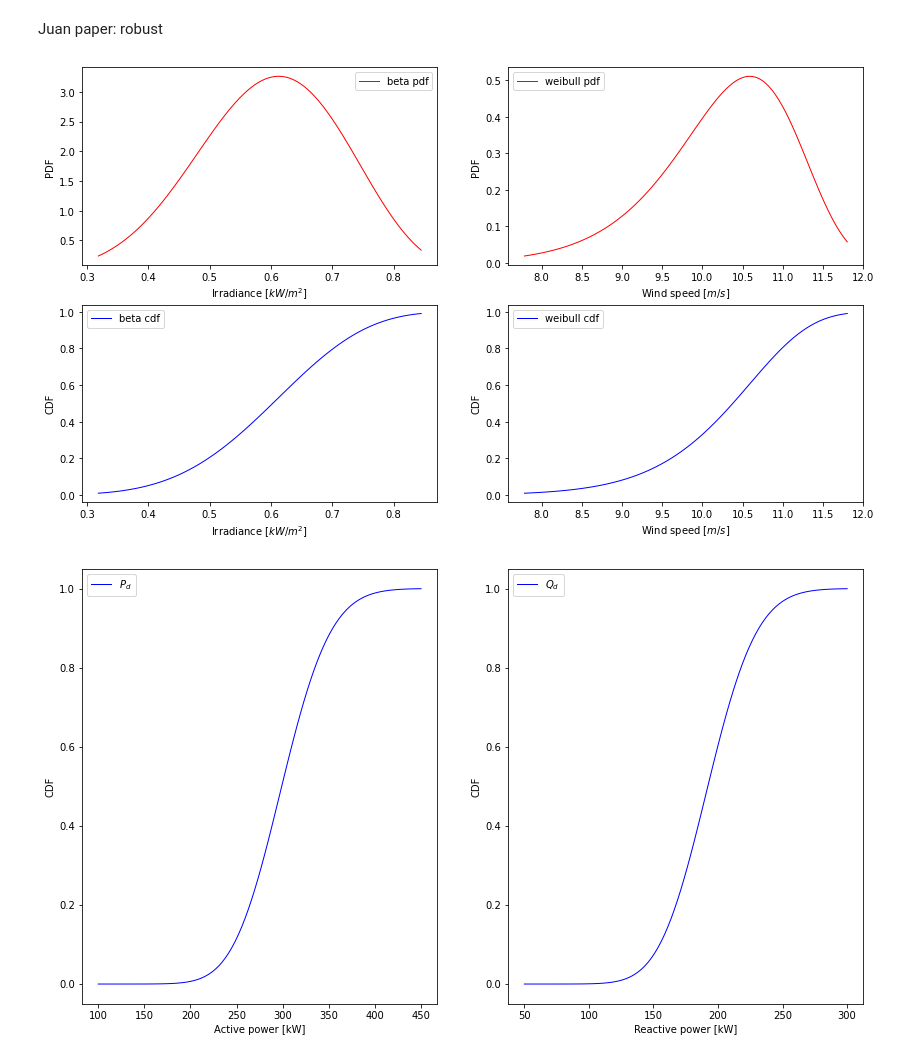
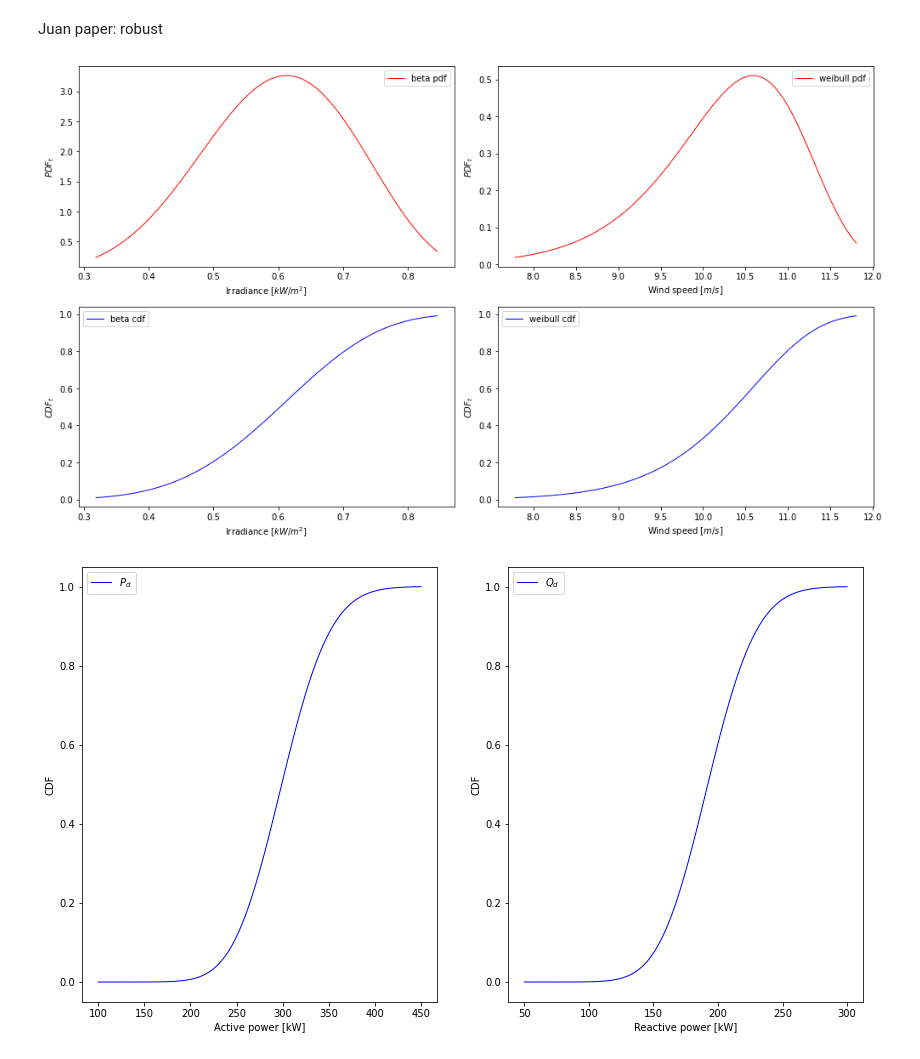
Before and after one commit to filipforro/MasterThesis, a Jupyter notebook: Pyomo/stochastic programming/stoch_RES.ipynb, the cells around one changed output. Cells and saved outputs as stored; diff of their text form; code cells hidden in the pictures.

```diff
--- a/Pyomo/stochastic programming/stoch_RES.ipynb
+++ b/Pyomo/stochastic programming/stoch_RES.ipynb
@@ -23,36 +23,41 @@ Juan paper: robust
 # %%
 #wind params
 kappa = 14.73   # shape
 lambd = 10.64   # scale
 #solar params
 a = 9.82
 b = 6.58
 #load params
 P_mu = 265
 Q_mu = 176
 P_sigma2 = 53**2
 Q_sigma2 = 35.2**2
 load_mean = np.array([P_mu, Q_mu])
 load_cov = np.array([[P_sigma2, 0.6],[0.6, Q_sigma2]])
 P = np.linspace(100,450,100)
 Q = np.linspace(50,300,100)
 load = np.column_stack((P, Q))
+
 #define range of irradiances, wind speeds and demands from given distribution and parameters
 irrad = np.linspace(beta.ppf(0.01, a, b), beta.ppf(0.99, a, b), 100)
 wind = np.linspace(weibull_min.ppf(0.01, kappa, scale=lambd), weibull_min.ppf(0.99, kappa, scale=lambd), 100)
 dem = multivariate_normal.cdf(load, mean=load_mean, cov=load_cov)
+
 #plot probability density and cumulative distribution function for solar and wind (irrad & wind speed)
 fig, ax = plt.subplots(nrows=2, ncols=2, squeeze=False, figsize=(14,8))
-ax[0,0].plot(irrad, beta.pdf(irrad, a, b), 'r-', lw=1, alpha=1, label='beta pdf');ax[0,0].set_xlabel('Irradiance [$kW/m^2$]');ax[0,0].set_ylabel('PDF');ax[0,0].legend()
-ax[1,0].plot(irrad, beta.cdf(irrad, a, b), 'b-', lw=1, alpha=1, label='beta cdf');ax[1,0].set_xlabel('Irradiance [$kW/m^2$]');ax[1,0].set_ylabel('CDF');ax[1,0].legend()
-ax[0,1].plot(wind, weibull_min.pdf(wind, kappa, scale=lambd), 'r-', lw=1, alpha=1, label='weibull pdf');ax[0,1].set_xlabel('Wind speed [$m/s$]');ax[0,1].set_ylabel('PDF');ax[0,1].legend()
-ax[1,1].plot(wind, weibull_min.cdf(wind, kappa, scale=lambd), 'b-', lw=1, alpha=1, label='weibull cdf');ax[1,1].set_xlabel('Wind speed [$m/s$]');ax[1,1].set_ylabel('CDF');ax[1,1].legend();
+ax[0,0].plot(irrad, beta.pdf(irrad, a, b), 'r-', lw=1, alpha=1, label='beta pdf');ax[0,0].set_xlabel('Irradiance [$kW/m^2$]');ax[0,0].set_ylabel('$PDF_t$');ax[0,0].legend()
+ax[1,0].plot(irrad, beta.cdf(irrad, a, b), 'b-', lw=1, alpha=1, label='beta cdf');ax[1,0].set_xlabel('Irradiance [$kW/m^2$]');ax[1,0].set_ylabel('$CDF_t$');ax[1,0].legend()
+ax[0,1].plot(wind, weibull_min.pdf(wind, kappa, scale=lambd), 'r-', lw=1, alpha=1, label='weibull pdf');ax[0,1].set_xlabel('Wind speed [$m/s$]');ax[0,1].set_ylabel('$PDF_t$');ax[0,1].legend()
+ax[1,1].plot(wind, weibull_min.cdf(wind, kappa, scale=lambd), 'b-', lw=1, alpha=1, label='weibull cdf');ax[1,1].set_xlabel('Wind speed [$m/s$]');ax[1,1].set_ylabel('$CDF_t$');ax[1,1].legend();
+fig.tight_layout()
+plt.savefig('Visualization/distributions_eg.png', bbox_inches='tight')
+
 #plot cdf of active and reactive power
 fig2, ax2 = plt.subplots(nrows=1, ncols=2, squeeze=False, figsize=(14,8))
 ax2[0,0].plot(P, dem, 'b-', lw=1, alpha=1, label='$P_d$');ax2[0,0].set_xlabel('Active power [kW]');ax2[0,0].set_ylabel('CDF');ax2[0,0].legend()
 ax2[0,1].plot(Q, dem, 'b-', lw=1, alpha=1, label='$Q_d$');ax2[0,1].set_xlabel('Reactive power [kW]');ax2[0,1].set_ylabel('CDF');ax2[0,1].legend();
 # %% [output]
-[figure, old version]
+[figure, new version]
 [figure]
 # %%
 print('Selecting random variable from the distribution.')
```
Also changed, not shown: parts of 2 cells of this notebook, 5 other files.
